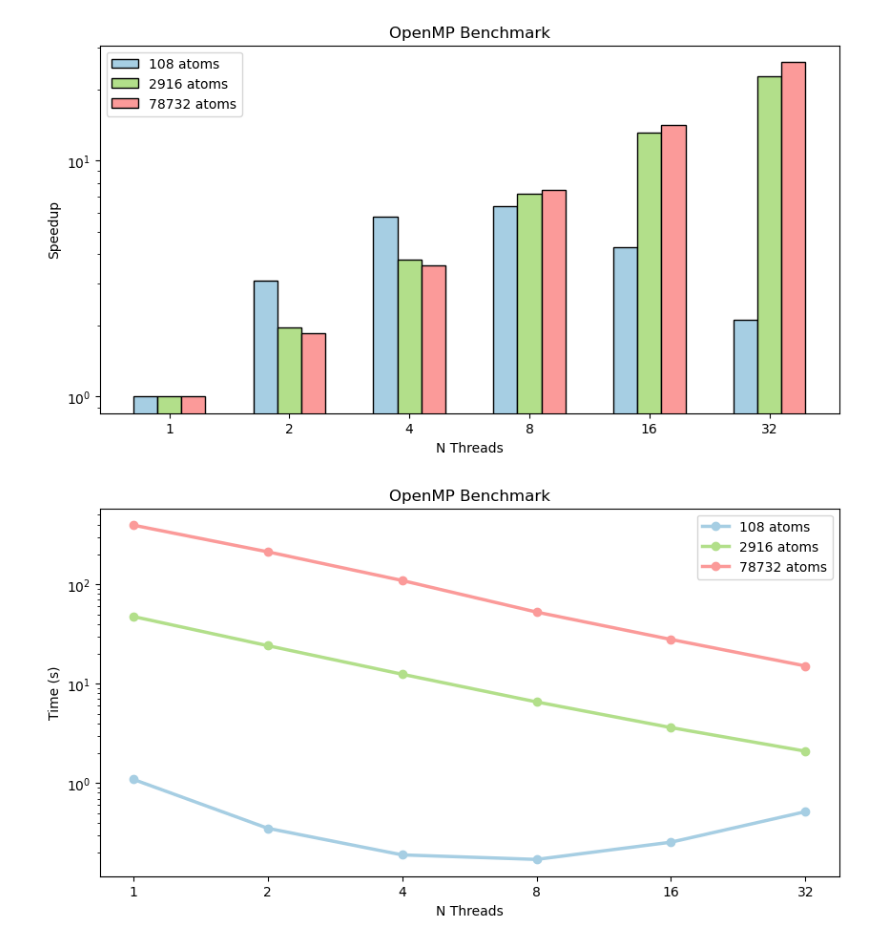
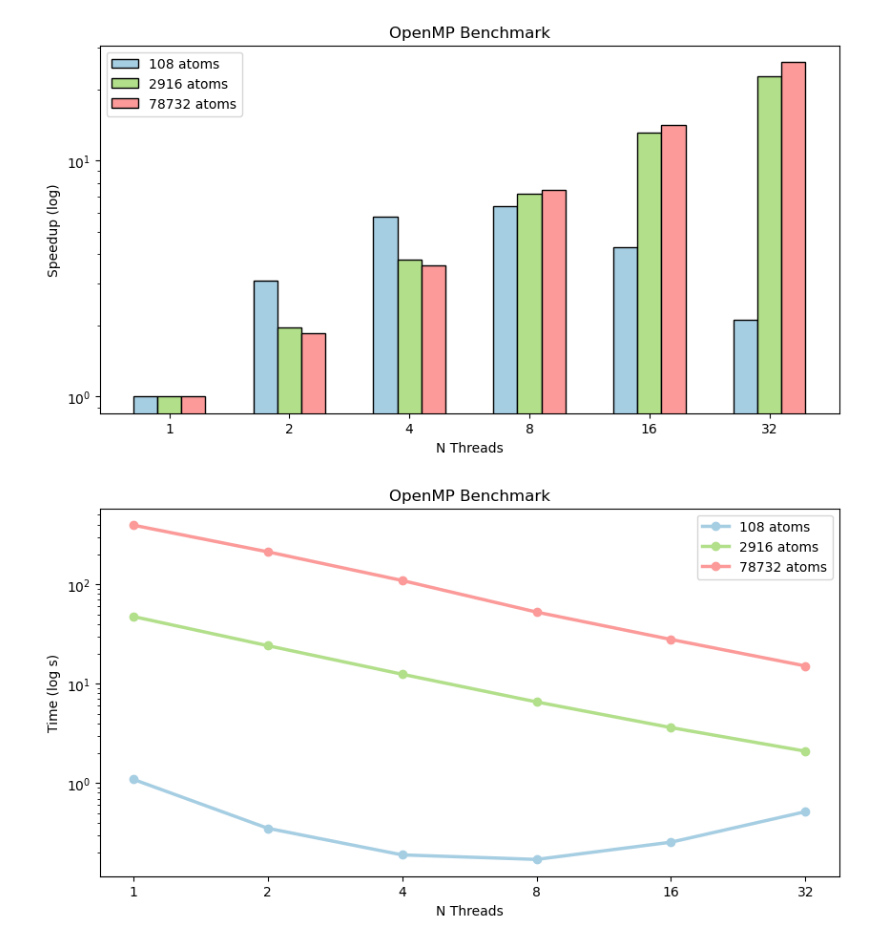
Before and after one commit to martitors/MRM_ljmd, a Jupyter notebook: Plots.ipynb, the cells around one changed output. Saved outputs shown, nothing was run; the diff lists cells and outputs as text; code cells hidden in the pictures.

```diff
--- a/Plots.ipynb
+++ b/Plots.ipynb
@@ -64,39 +64,39 @@ bar_positions1 = np.arange(len(n_threads))
 #O_n=np.array([1./(bar_positions1[i]+1) for i in range (len(bar_positions1))])
 bar_positions2 = bar_positions1 + bar_width
 bar_positions3 = bar_positions2 + bar_width
 
 plt.rcParams['axes.prop_cycle'] = cycler('color', plt.get_cmap('Paired').colors[::2])
 
 plt.figure(figsize=(10,5))
 plt.ticklabel_format(style='sci', axis='y', scilimits=(0,0))
 plt.bar(bar_positions1,[times_108[0]/t for t in times_108],label = "108 atoms", width=bar_width,edgecolor = "black")
 plt.bar(bar_positions2,[times_2916[0]/t for t in times_2916],label = "2916 atoms", width=bar_width,edgecolor = "black")
 plt.bar(bar_positions3,[times_78732[0]/t for t in times_78732],label = "78732 atoms", width=bar_width,edgecolor = "black")
 plt.xticks(bar_positions2,n_threads)
 plt.title('OpenMP Benchmark',fontsize = 12)
 plt.xlabel("N Threads")
-plt.ylabel("Speedup")
+plt.ylabel("Speedup (log)")
 plt.yscale('log')
 plt.legend()
-plt.savefig("OpenMP_bm_1.pdf",format='pdf')
+plt.savefig("plots/OpenMP_bm_1.png",format='png')
 
 plt.figure(figsize=(10,5))
 plt.plot(bar_positions1,times_108,'o-',label = "108 atoms",linewidth=2.5)
 plt.plot(bar_positions1,times_2916,'o-',label = "2916 atoms",linewidth=2.5)
 plt.plot(bar_positions1,times_78732,'o-',label = "78732 atoms",linewidth=2.5)
 #plt.plot(bar_positions1,O_n,'o--',label = "O(N)",linewidth=1.5,color='grey')
 plt.xticks(bar_positions1,n_threads)
 plt.title('OpenMP Benchmark',fontsize = 12)
 plt.xlabel("N Threads")
-plt.ylabel("Time (s)")
+plt.ylabel("Time (log s)")
 plt.yscale('log')
 plt.legend()
-plt.savefig("OpenMP_bm_2.pdf",format='pdf')
+plt.savefig("plots/OpenMP_bm_2.png",format='png')
 
 plt.show()
 # %% [output]
-[figure, old version]
+[figure, new version]
-[figure, old version]
+[figure, new version]
 # %%
 ############################## MPI PLOT ##################################
 
```
Also changed, not shown: parts of 6 cells of this notebook, 10 other files.
